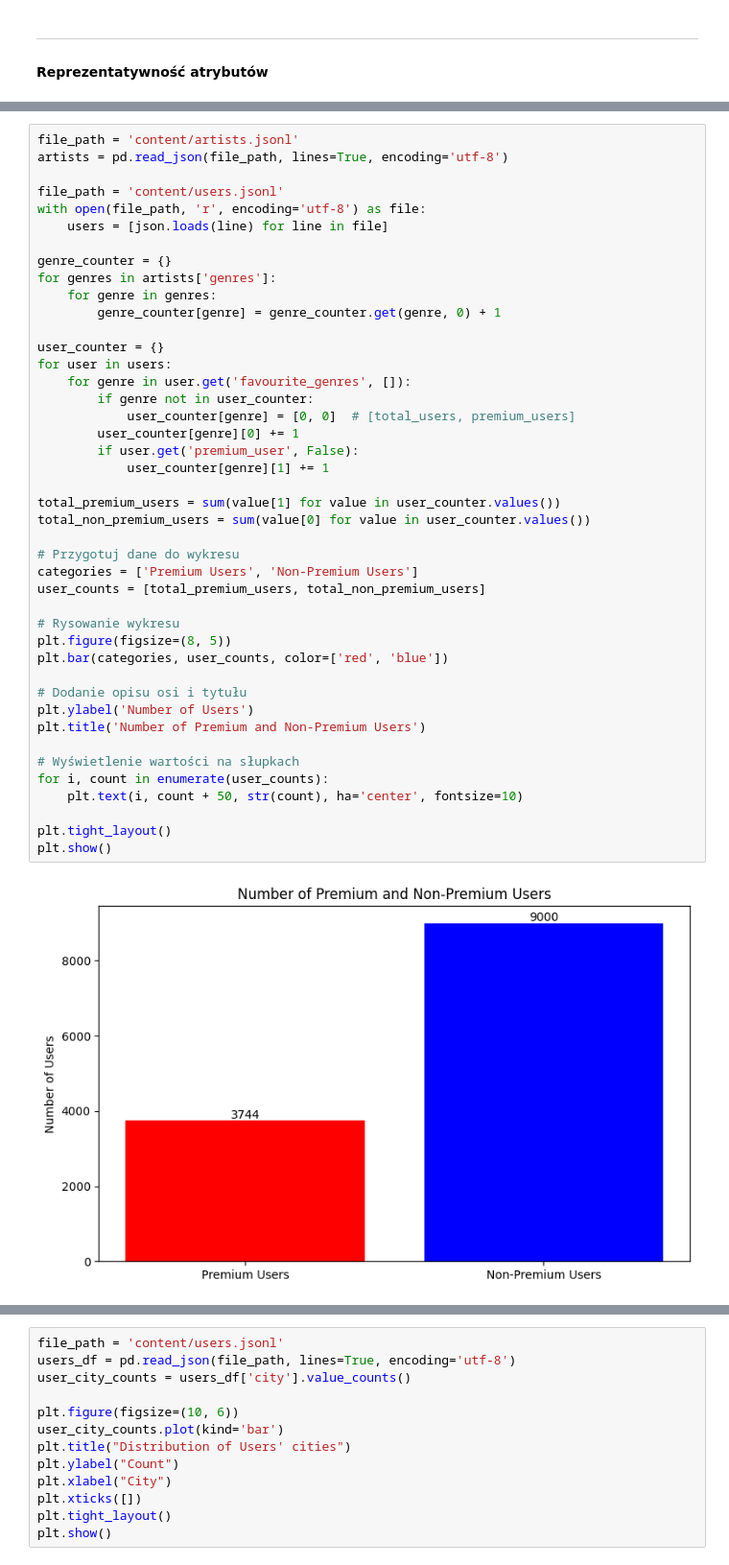
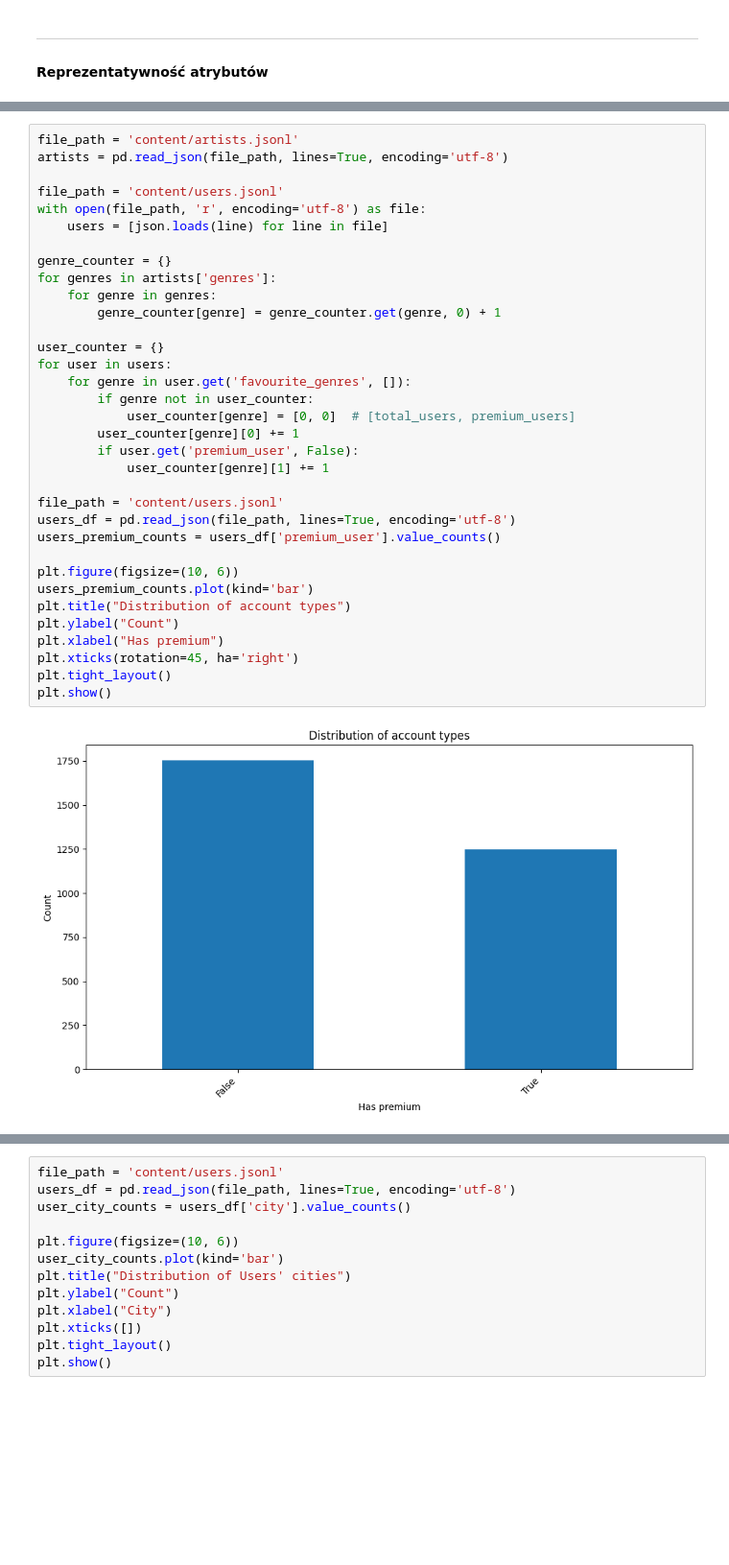
Before and after one commit to sz-aleksandra/premium-candidate-predictor, a Jupyter notebook: IUM.ipynb, the cells around one changed output, grey strips where cells are left out. Shown at 96% size. Saved outputs shown, nothing was run; the diff lists cells and outputs as text; blank space fills up the shorter version.

```diff
--- a/IUM.ipynb
+++ b/IUM.ipynb
@@ -211,45 +229,36 @@ dla users
 # %%
 file_path = 'content/artists.jsonl'
 artists = pd.read_json(file_path, lines=True, encoding='utf-8')
 
 file_path = 'content/users.jsonl'
 with open(file_path, 'r', encoding='utf-8') as file:
     users = [json.loads(line) for line in file]
 
 genre_counter = {}
 for genres in artists['genres']:
     for genre in genres:
         genre_counter[genre] = genre_counter.get(genre, 0) + 1
 
 user_counter = {}
 for user in users:
     for genre in user.get('favourite_genres', []):
         if genre not in user_counter:
             user_counter[genre] = [0, 0]  # [total_users, premium_users]
         user_counter[genre][0] += 1
         if user.get('premium_user', False):
             user_counter[genre][1] += 1
 
-total_premium_users = sum(value[1] for value in user_counter.values())
-total_non_premium_users = sum(value[0] for value in user_counter.values())
+file_path = 'content/users.jsonl'
+users_df = pd.read_json(file_path, lines=True, encoding='utf-8')
+users_premium_counts = users_df['premium_user'].value_counts()
 
-# Przygotuj dane do wykresu
-categories = ['Premium Users', 'Non-Premium Users']
-user_counts = [total_premium_users, total_non_premium_users]
-
-# Rysowanie wykresu
-plt.figure(figsize=(8, 5))
-plt.bar(categories, user_counts, color=['red', 'blue'])
-
-# Dodanie opisu osi i tytułu
-plt.ylabel('Number of Users')
-plt.title('Number of Premium and Non-Premium Users')
-
-# Wyświetlenie wartości na słupkach
-for i, count in enumerate(user_counts):
-    plt.text(i, count + 50, str(count), ha='center', fontsize=10)
-
+plt.figure(figsize=(10, 6))
+users_premium_counts.plot(kind='bar')
+plt.title("Distribution of account types")
+plt.ylabel("Count")
+plt.xlabel("Has premium")
+plt.xticks(rotation=45, ha='right')
 plt.tight_layout()
 plt.show()
 # %% [output]
-[figure, old version]
+[figure, new version]
```
Also changed, not shown: parts of 10 cells of this notebook.
